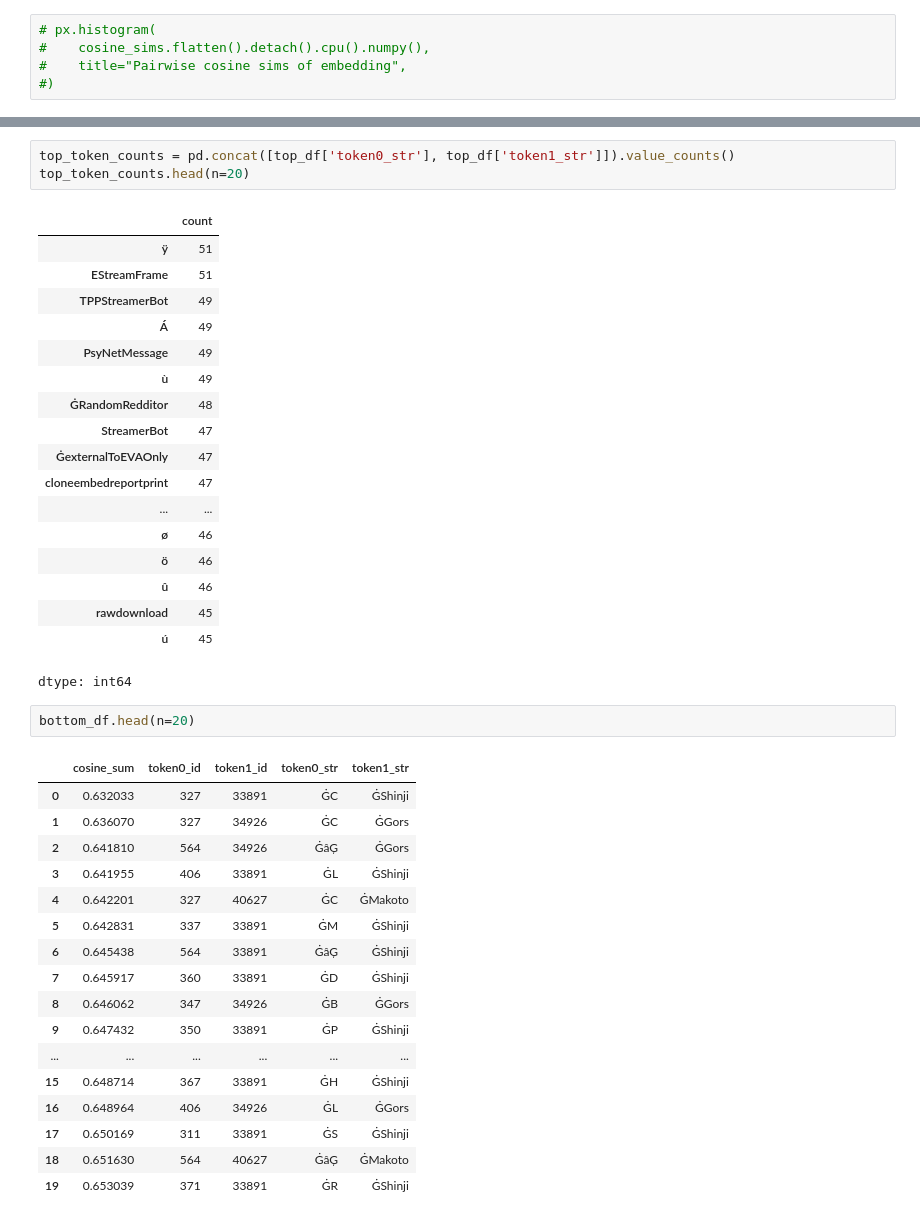
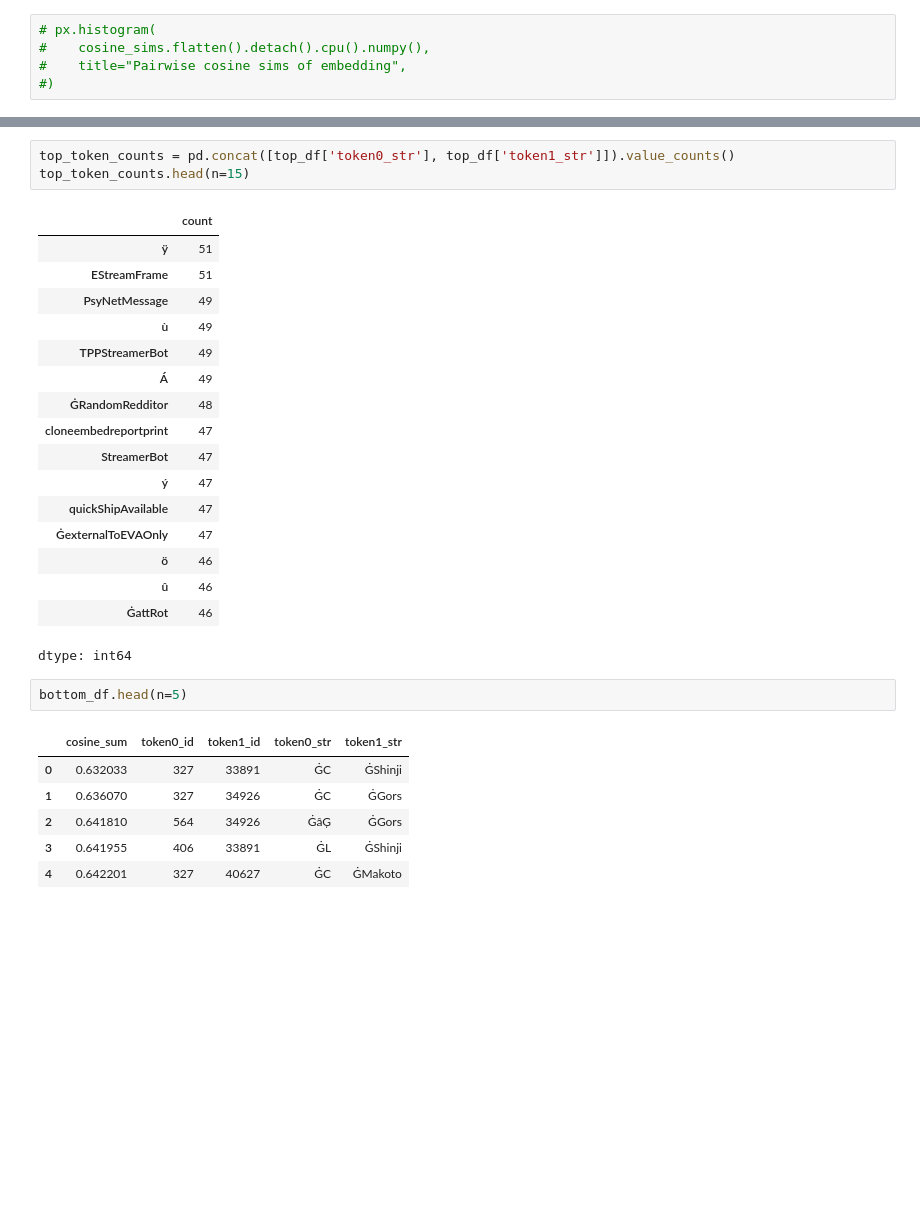
Before and after one commit to gg2001/transformer-circuits, a Jupyter notebook: puzzles/1.ipynb, the cells around one changed output, grey strips where cells are left out. Cells and saved outputs as stored; diff of their text form; blank space fills up the shorter version.

```diff
--- a/puzzles/1.ipynb
+++ b/puzzles/1.ipynb
@@ -157,44 +243,32 @@ top_df.head(n=20)
 # %%
 top_token_counts = pd.concat([top_df['token0_str'], top_df['token1_str']]).value_counts()
-top_token_counts.head(n=20)
+top_token_counts.head(n=15)
 # %% [output]
 |  | count |
 | ÿ | 51 |
 | EStreamFrame | 51 |
+| PsyNetMessage | 49 |
+| ù | 49 |
 | TPPStreamerBot | 49 |
 | Á | 49 |
-| PsyNetMessage | 49 |
-| ù | 49 |
 | ĠRandomRedditor | 48 |
+| cloneembedreportprint | 47 |
 | StreamerBot | 47 |
+| ý | 47 |
+| quickShipAvailable | 47 |
 | ĠexternalToEVAOnly | 47 |
-| cloneembedreportprint | 47 |
-| ... | ... |
-| ø | 46 |
 | ö | 46 |
 | û | 46 |
-| rawdownload | 45 |
-| ú | 45 |
+| ĠattRot | 46 |
 dtype: int64
 # %%
-bottom_df.head(n=20)
+bottom_df.head(n=5)
 # %% [output]
 |  | cosine_sum | token0_id | token1_id | token0_str | token1_str |
 | 0 | 0.632033 | 327 | 33891 | ĠC | ĠShinji |
 | 1 | 0.636070 | 327 | 34926 | ĠC | ĠGors |
 | 2 | 0.641810 | 564 | 34926 | ĠâĢ | ĠGors |
 | 3 | 0.641955 | 406 | 33891 | ĠL | ĠShinji |
 | 4 | 0.642201 | 327 | 40627 | ĠC | ĠMakoto |
-| 5 | 0.642831 | 337 | 33891 | ĠM | ĠShinji |
-| 6 | 0.645438 | 564 | 33891 | ĠâĢ | ĠShinji |
-| 7 | 0.645917 | 360 | 33891 | ĠD | ĠShinji |
-| 8 | 0.646062 | 347 | 34926 | ĠB | ĠGors |
-| 9 | 0.647432 | 350 | 33891 | ĠP | ĠShinji |
-| ... | ... | ... | ... | ... | ... |
-| 15 | 0.648714 | 367 | 33891 | ĠH | ĠShinji |
-| 16 | 0.648964 | 406 | 34926 | ĠL | ĠGors |
-| 17 | 0.650169 | 311 | 33891 | ĠS | ĠShinji |
-| 18 | 0.651630 | 564 | 40627 | ĠâĢ | ĠMakoto |
-| 19 | 0.653039 | 371 | 33891 | ĠR | ĠShinji |
 # %%
 bottom_token_counts = pd.concat([bottom_df['token0_str'], bottom_df['token1_str']]).value_counts()
```
Also changed, not shown: parts of 13 cells of this notebook.
